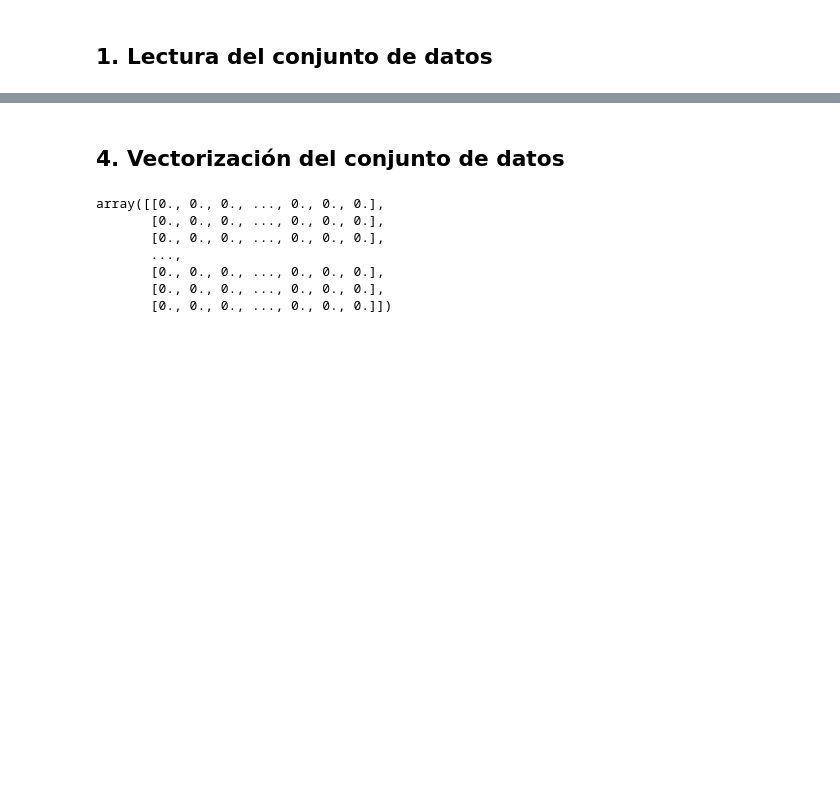
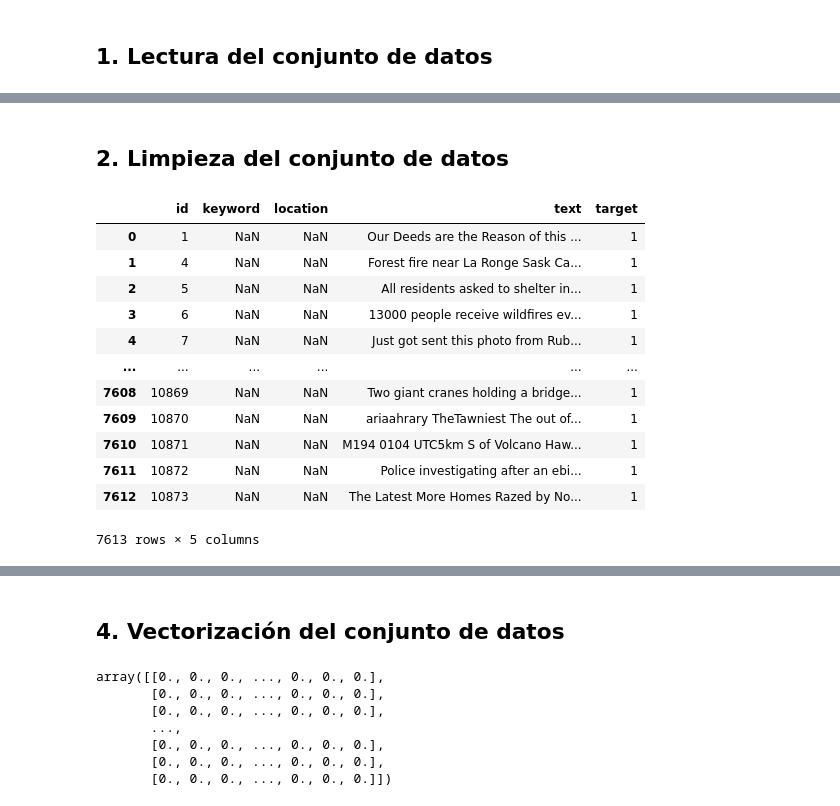
Before and after one commit to Enric-Gil-Gallen/NPL-with-Disaster-Tweets, a Jupyter notebook: notebooks/1-EDA/1-Praparacion_dataset.ipynb, the cells around one changed output, grey strips where cells are left out. Cells and saved outputs as stored; diff of their text form; code cells hidden in the pictures; blank space fills up the shorter version.

```diff
--- a/notebooks/1-EDA/1-Praparacion_dataset.ipynb
+++ b/notebooks/1-EDA/1-Praparacion_dataset.ipynb
@@ -360,0 +25,3 @@ plt.show()
+# %%
+df = pd.read_csv('../../data/originals/train.csv')
+df
@@ -360,0 +42,19 @@ plt.show()
+# %% [markdown]
+## 2. Limpieza del conjunto de datos
+# %%
+df_filtered = clean_text_field(df)
+df_filtered
+# %% [output]
+|  | id | keyword | location | text | target |
+| 0 | 1 | NaN | NaN | Our Deeds are the Reason of this ... | 1 |
+| 1 | 4 | NaN | NaN | Forest fire near La Ronge Sask Ca... | 1 |
+| 2 | 5 | NaN | NaN | All residents asked to shelter in... | 1 |
+| 3 | 6 | NaN | NaN | 13000 people receive wildfires ev... | 1 |
+| 4 | 7 | NaN | NaN | Just got sent this photo from Rub... | 1 |
+| ... | ... | ... | ... | ... | ... |
+| 7608 | 10869 | NaN | NaN | Two giant cranes holding a bridge... | 1 |
+| 7609 | 10870 | NaN | NaN | ariaahrary TheTawniest The out of... | 1 |
+| 7610 | 10871 | NaN | NaN | M194 0104 UTC5km S of Volcano Haw... | 1 |
+| 7611 | 10872 | NaN | NaN | Police investigating after an ebi... | 1 |
+| 7612 | 10873 | NaN | NaN | The Latest More Homes Razed by No... | 1 |
+7613 rows × 5 columns
```
Also changed, not shown: parts of 54 cells of this notebook, 3 other files.
